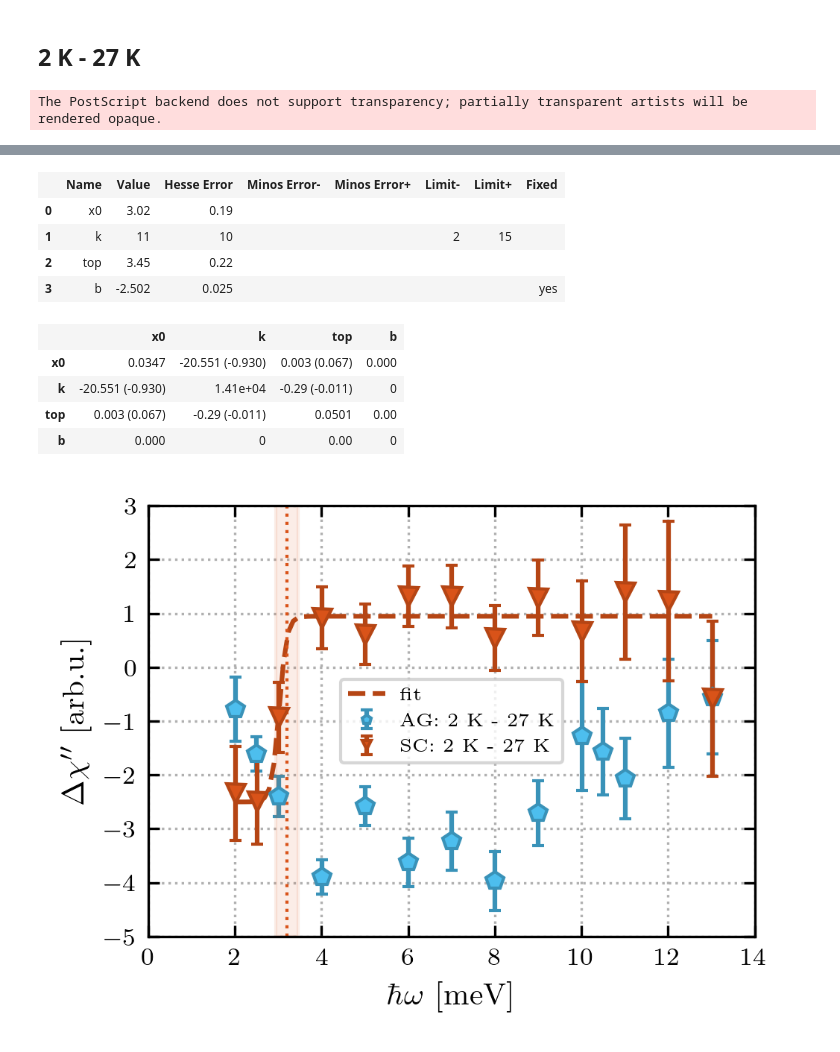
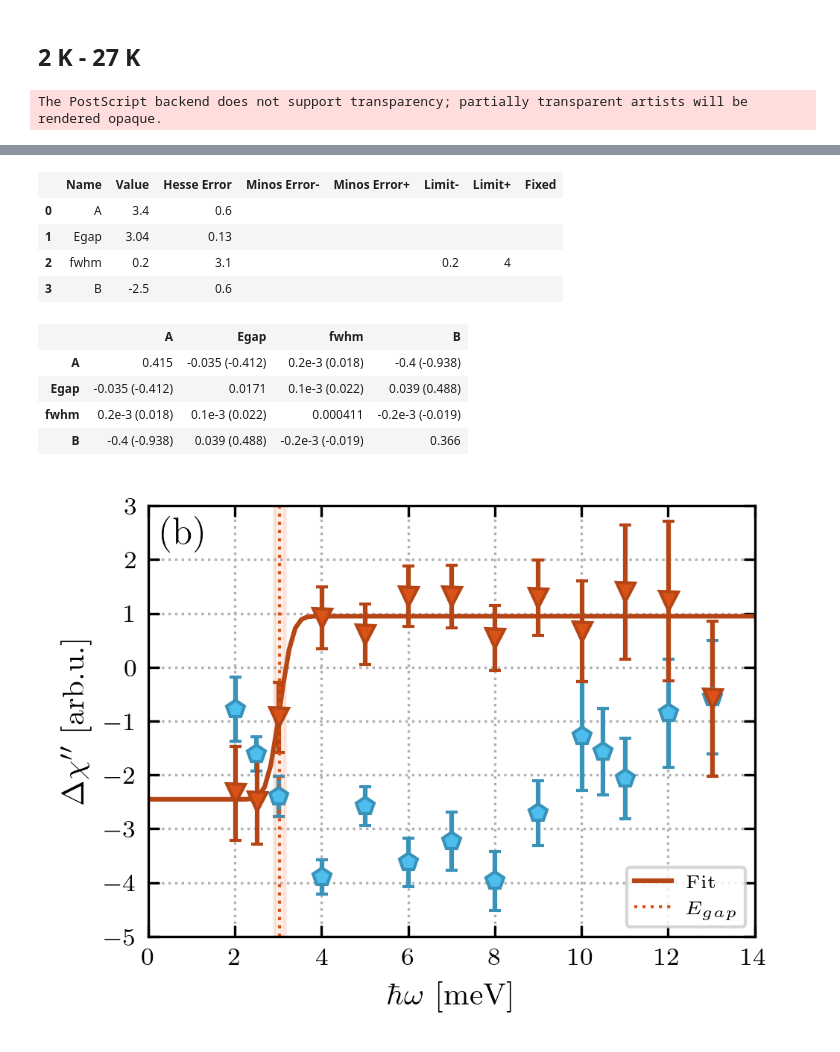
Before and after one commit to KristineKrighaar/NCCO_Article_Code, a Jupyter notebook: DataAnalysis_IN20_CHI.ipynb, the cells around one changed output, grey strips where cells are left out. Saved outputs shown, nothing was run; the diff lists cells and outputs as text; code cells hidden in the pictures.

Commit message:
1st draf of inclusion of error function fitting results (all fits work and are incorporated in figures)

```diff
--- a/DataAnalysis_IN20_CHI.ipynb
+++ b/DataAnalysis_IN20_CHI.ipynb
@@ -1360,12 +1405,14 @@ find_m = 0.04
 
 x_energy_ag_27K = np.linspace(min(EN_ag_27K),max(EN_ag_27K),100)
 
+x_energy_fit= np.linspace(0,14,100)
+
 ax[1].grid(linestyle='dotted')
 ax[0].errorbar(EN_ag_27K, np.asarray(A_ag_27K), capsize=2, yerr=np.asarray(A_err_ag_27K), fmt='^', label='27 K', color='#B00B55', ecolor='#910946', mew=1, markeredgecolor='#910946')
 #ax[0].plot(x_energy_ag_27K, HO(x_energy_ag_27K, *HO_fit_ag_27Kmm.values), '--', color='#B00B55', linewidth=1)
 #ax[0].plot(x_energy_ag_27K, HOmm(x_energy_ag_27K, *HO_fit_ag_27Kmm.values), '--', color='#B00B55', linewidth=1)
 
-ax[0].plot(x_energy_ag_27K, sigmoid(x_energy_ag_27K, *sigmoid_fit_ag_mm.values), '--', color='#B00B55', label='fit')
+ax[0].plot(x_energy_fit,  erf_model(x_energy_fit, erfit_ag_27K.values['A'],erfit_ag_27K.values['Egap'], erfit_ag_27K.values['fwhm']), '-', color='#B00B55', label='Fit')
 #ax[0].plot(x_energy_ag_27K, sigmoid(x_energy_ag_27K, guess_sigmoid_ag['x0'], guess_sigmoid_ag['k'], guess_sigmoid_ag['top']), '--', color="#ff00d4")
 
 #ax[0].plot(np.linspace(7,13,100), np.ones(100)*0.74493, '--', color='#B00B55', linewidth=1)
@@ -1374,17 +1421,16 @@ ax[0].errorbar(EN_ag_2K, np.asarray(A_ag_2K), capsize=2, yerr=np.asarray(A_err_a
 #ax[0].plot(x_energy_ag_2K, spliney_A_ag_2K*10**(3), '--', color='#77AC30', linewidth=1)
 ax[0].grid(linestyle='dotted')
 ax[0].set_xticks([2, 4, 6, 8, 10, 12])
-ax[0].legend(fontsize=6, markerscale=0.5, loc='lower right')
 #ax[0].set_yticks([0, 0.25, 0.5, 0.75, 1.0])
 ax[0].text(0.5, 5.3, r"(a)", fontsize=11, color="black")
-ax[0].plot(np.ones(100)*x_cross_ag, np.linspace(-1, 6, 100), linestyle='dotted', color='#B00B55', linewidth=1)
+ax[0].plot(np.ones(100)*x_cross_ag, np.linspace(-1, 6, 100), linestyle='dotted', color='#B00B55', linewidth=1, label='$E_{gap}$')
 ax[0].fill_betweenx(y=[-0.5, 6], x1=x_cross_ag-x_cross_ag_err, x2=x_cross_ag+x_cross_ag_err,
                  color="#B00B55", alpha=0.1, zorder=2)
 
 ax[0].plot(np.ones(100)*10, np.linspace(-1, 6, 100), linestyle='dotted', color='#77AC30', linewidth=1)
 ax[0].fill_betweenx(y=[-0.5, 6], x1=9.5, x2=10.5,
                  color="#77AC30", alpha=0.1, zorder=2)
-
+ax[0].legend(fontsize=6, markerscale=0.5, loc='lower right')
 #ax[0].arrow(4, 0.4, 0, 0.1, head_width=0.3, head_length=0.05, fc="#B00B55", ec="black", zorder=5)
 #ax[0].arrow(10, 0.2, 0, 0.1, head_width=0.3, head_length=0.05, fc="#77AC30", ec="black", zorder=5)
 
@@ -1395,15 +1441,15 @@ ax[1].errorbar(EN_sc_p3_27K, np.asarray(sc_p3_area_27K), capsize=2, yerr=np.asar
 
 
 ax[1].errorbar(EN_sc_p3_2K, np.asarray(sc_p3_area_2K), capsize=2, yerr=np.asarray(sc_p3_area_err_2K), fmt='o', color='#77AC30', ecolor='k', mew=1, markeredgecolor='k')
-ax[1].plot(np.ones(100)*x_cross_sc, np.linspace(-1, 6, 100), linestyle='dotted', color='#77AC30', linewidth=1)
-ax[1].fill_betweenx(y=[-1, 6], x1=x_cross_sc-x_cross_sc_err, x2=x_cross_sc+x_cross_sc_err,
+ax[1].plot(np.ones(100)*erfit_sc_3K.values['Egap'], np.linspace(-1, 6, 100), linestyle='dotted', color='#77AC30', linewidth=1)
+ax[1].fill_betweenx(y=[-1, 6], x1=erfit_sc_3K.values['Egap']-erfit_sc_3K.errors['Egap'], x2=erfit_sc_3K.values['Egap']+erfit_sc_3K.errors['Egap'],
                  color="#77AC30", alpha=0.1, zorder=2)
 
 
 ax[1].errorbar(EN_sc_27K, np.asarray(A_sc_27K), yerr=np.asarray(A_err_sc_27K), capsize=2, fmt='^', markerfacecolor='#B00B55', ecolor='#910946', mew=1, markeredgecolor='#910946')
 ax[1].errorbar(EN_sc_2K, np.asarray(A_sc_2K), yerr=np.asarray(A_err_sc_2K), capsize=2, fmt='o', markerfacecolor='#77AC30',  ecolor='#669428', mew=1, markeredgecolor='#669428')
 
-ax[1].plot(x_energy_ag_27K, sigmoid(x_energy_ag_27K, *sigmoid_fit_sc_mm.values), '--', color='#77AC30', label='fit')
+ax[1].plot(x_energy_fit, erf_model(x_energy_fit, *erfit_sc_3K.values), '-', color='#77AC30', label='Fit')
 #ax[1].plot(x_energy_ag_27K, sigmoid(x_energy_ag_27K, guess_sigmoid_sc['x0'], guess_sigmoid_sc['k'], guess_sigmoid_sc['top']), '--', color="#ff00d4")
 
 
@@ -1518,32 +1564,38 @@ def sigmoid2(x, x0, k, top,b):
     y =  (top) / (1 + np.exp(-k*(x-x0))) + b
     return y
 
-guess_sigmoid_sc = {'x0':3.02,'k':6,'top':3.4, 'b':min(amp_sc_p3_TT)}
-lim_sigmoid_sc = {'k':(2,15)}
-fix_sc = {'b':True}
+def erf_model_back(E, A, Egap, fwhm, B):
+    return erf_model(E, A, Egap, fwhm) + B
 
-sigmoid_fit_sc_mm = fit(np.asarray(EN_sc_p3_27K), np.asarray(amp_sc_p3_TT), np.asarray(amp_err_sc_p3_TT), sigmoid2, initial_guess=guess_sigmoid_sc, limits=lim_sigmoid_sc, fixed_params=fix_sc)
+errf_geuss_sc_sub = {'Egap': 2, 'fwhm':0.2, 'A':4.0, 'B':min(amp_sc_p3_TT)}
+errf_lim_sc_sub = {'fwhm':(0.2,4)}
+#errf_fix_sc = {'B':True}
 
-x_cross_sc_mm = sigmoid_fit_sc_mm.values['x0']+2/sigmoid_fit_sc_mm.values['k']
-print('x_cross_sc_mm = ', x_cross_sc_mm)
-x_cross_sc_mm_err = np.sqrt(sigmoid_fit_sc_mm.errors['x0']**2+4/sigmoid_fit_sc_mm.values['k']**4 * sigmoid_fit_sc_mm.errors['k']**2)
-print('x_cross_sc_mm_err = ', x_cross_sc_mm_err)
+erfit_sc_sub = fit(np.asarray(EN_sc_p3_27K), np.asarray(amp_sc_p3_TT), np.asarray(amp_err_sc_p3_TT), erf_model_back, errf_geuss_sc_sub, limits=errf_lim_sc_sub)
+
+
+# guess_sigmoid_sc = {'x0':3.02,'k':6,'top':3.4, 'b':min(amp_sc_p3_TT)}
+# lim_sigmoid_sc = {'k':(2,15)}
+# fix_sc = {'b':True}
+#
+# sigmoid_fit_sc_mm = fit(np.asarray(EN_sc_p3_27K), np.asarray(amp_sc_p3_TT), np.asarray(amp_err_sc_p3_TT), sigmoid2, initial_guess=guess_sigmoid_sc, limits=lim_sigmoid_sc, fixed_params=fix_sc)
+#
+# x_cross_sc_mm = sigmoid_fit_sc_mm.values['x0']+2/sigmoid_fit_sc_mm.values['k']
+# print('x_cross_sc_mm = ', x_cross_sc_mm)
+# x_cross_sc_mm_err = np.sqrt(sigmoid_fit_sc_mm.errors['x0']**2+4/sigmoid_fit_sc_mm.values['k']**4 * sigmoid_fit_sc_mm.errors['k']**2)
+# print('x_cross_sc_mm_err = ', x_cross_sc_mm_err)
 #################################### PLOT ######################################
 
 plt.figure()
 
-plt.errorbar(EN_ag_27K, np.asarray(ag_tt), capsize=2, yerr=np.asarray(ag_tt_err), label='AG: 2 K - 27 K', marker='p', linestyle='none', color='#4dbeee', ecolor='#3992b8', mew=1, markeredgecolor='#3992b8')
+plt.errorbar(EN_ag_27K, np.asarray(ag_tt), capsize=2, yerr=np.asarray(ag_tt_err), marker='p', linestyle='none', color='#4dbeee', ecolor='#3992b8', mew=1, markeredgecolor='#3992b8')
 #plt.plot(x_energy_ag, np.asarray(spliney_ag_tt)*10**3, '--', color='#3992b8')
 
 
-plt.errorbar(EN_sc_p3_27K, np.asarray(amp_sc_p3_TT), capsize=2, yerr=np.asarray(amp_err_sc_p3_TT), label='SC: 2 K - 27 K', marker = 'v', linestyle='none',color='#d95319', ecolor='#b54514', mew=1, markeredgecolor='#b54514')
-#plt.plot(x_energy_sc, HOmm(x_energy_sc, *HO_fit_sc_mm.values), '--', color='#b54514')
-#plt.plot(x_energy_sc, HOmm(x_energy_sc, guess_HO_sc['omega0'], guess_HO_sc['gamma'], guess_HO_sc['m'],guess_HO_sc['b']), '--', color="#ff00d4")
-plt.plot(x_energy_sc, sigmoid2(x_energy_sc, *sigmoid_fit_sc_mm.values), '--', color='#b54514', label='fit')
-#plt.plot(x_energy_sc, sigmoid2(x_energy_sc, guess_sigmoid_sc['x0'], guess_sigmoid_sc['k'], guess_sigmoid_sc['top'], guess_sigmoid_sc['b']), '--', color="#ff00d4")
-#plt.plot(np.linspace(6, np.max(EN_ag_27K), 100), np.ones(100)*spliney_amp_sc_p3_TT[-1], '--', color='#b54514')
-plt.fill_betweenx(y=[-5,3], x1=x_cross_sc_mm-x_cross_sc_mm_err, x2=x_cross_sc_mm+x_cross_sc_mm_err, color="#d95319", alpha=0.1, zorder=2)
-plt.plot(np.ones(100)*x_cross_sc_mm, np.linspace(-5, 3, 100), linestyle='dotted', color='#d95319', linewidth=1)
+plt.errorbar(EN_sc_p3_27K, np.asarray(amp_sc_p3_TT), capsize=2, yerr=np.asarray(amp_err_sc_p3_TT), marker = 'v', linestyle='none',color='#d95319', ecolor='#b54514', mew=1, markeredgecolor='#b54514')
+plt.plot(x_energy_fit, erf_model_back(x_energy_fit, *erfit_sc_sub.values), '-', color='#b54514', label='Fit')
+plt.fill_betweenx(y=[-5,3], x1=erfit_sc_sub.values['Egap']-erfit_sc_sub.errors['Egap'], x2=erfit_sc_sub.values['Egap']+erfit_sc_sub.errors['Egap'], color="#d95319", alpha=0.1, zorder=2)
+plt.plot(np.ones(100)*erfit_sc_sub.values['Egap'], np.linspace(-5, 3, 100), linestyle='dotted', color='#d95319', linewidth=1, label='$E_{gap}$')
 
 
 plt.ylabel('$\Delta \\chi^{\\prime\\prime}$ [arb.u.]')
@@ -1552,10 +1604,10 @@ plt.grid(linestyle='dotted')
 plt.xlim(0,14)
 plt.ylim(-5,3)
 plt.legend(fontsize=6, markerscale=0.5)
-
+plt.text(0.3, 2.3, '(b)', fontsize=12, color='k')
 plt.savefig('Figures_eps/IN20/T_difference_CHI.eps', format='eps', bbox_inches='tight')
 plt.savefig('Figures_png/IN20/T_difference_CHI.png', format='png', bbox_inches='tight')
 
-sigmoid_fit_sc_mm.hesse()
+erfit_sc_sub.hesse()
 # %% [output]
 The PostScript backend does not support transparency; partially transparent artists will be rendered opaque.
@@ -1567,17 +1617,17 @@ x_cross_sc_mm_err =  0.26135730084116504
 | Valid Minimum | Below EDM threshold (goal x 10) |
 | SOME parameters at limit | Below call limit |
 | Hesse ok | Covariance accurate |
 |  | Name | Value | Hesse Error | Minos Error- | Minos Error+ | Limit- | Limit+ | Fixed |
-| 0 | x0 | 3.02 | 0.19 |  |  |  |  |  |
-| 1 | k | 11 | 10 |  |  | 2 | 15 |  |
-| 2 | top | 3.45 | 0.22 |  |  |  |  |  |
-| 3 | b | -2.502 | 0.025 |  |  |  |  | yes |
+| 0 | A | 3.4 | 0.6 |  |  |  |  |  |
+| 1 | Egap | 3.04 | 0.13 |  |  |  |  |  |
+| 2 | fwhm | 0.2 | 3.1 |  |  | 0.2 | 4 |  |
+| 3 | B | -2.5 | 0.6 |  |  |  |  |  |
-|  | x0 | k | top | b |
-| x0 | 0.0347 | -20.551 (-0.930) | 0.003 (0.067) | 0.000 |
-| k | -20.551 (-0.930) | 1.41e+04 | -0.29 (-0.011) | 0 |
-| top | 0.003 (0.067) | -0.29 (-0.011) | 0.0501 | 0.00 |
-| b | 0.000 | 0 | 0.00 | 0 |
+|  | A | Egap | fwhm | B |
+| A | 0.415 | -0.035 (-0.412) | 0.2e-3 (0.018) | -0.4 (-0.938) |
+| Egap | -0.035 (-0.412) | 0.0171 | 0.1e-3 (0.022) | 0.039 (0.488) |
+| fwhm | 0.2e-3 (0.018) | 0.1e-3 (0.022) | 0.000411 | -0.2e-3 (-0.019) |
+| B | -0.4 (-0.938) | 0.039 (0.488) | -0.2e-3 (-0.019) | 0.366 |
-[figure, old version]
+[figure, new version]
 # %%
 print(np.asarray(A_ag_8mev)[0:14])
 # %%
```
Also changed, not shown: parts of 3 cells of this notebook, 1 other file.
